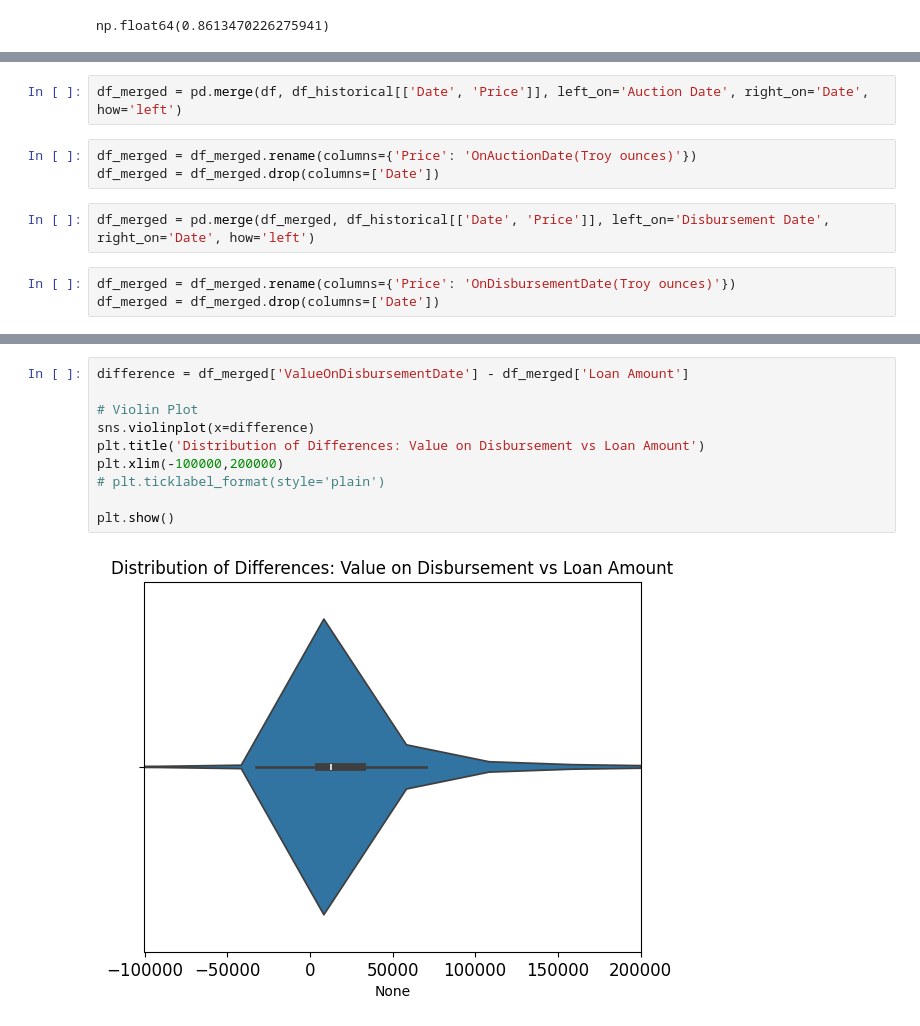
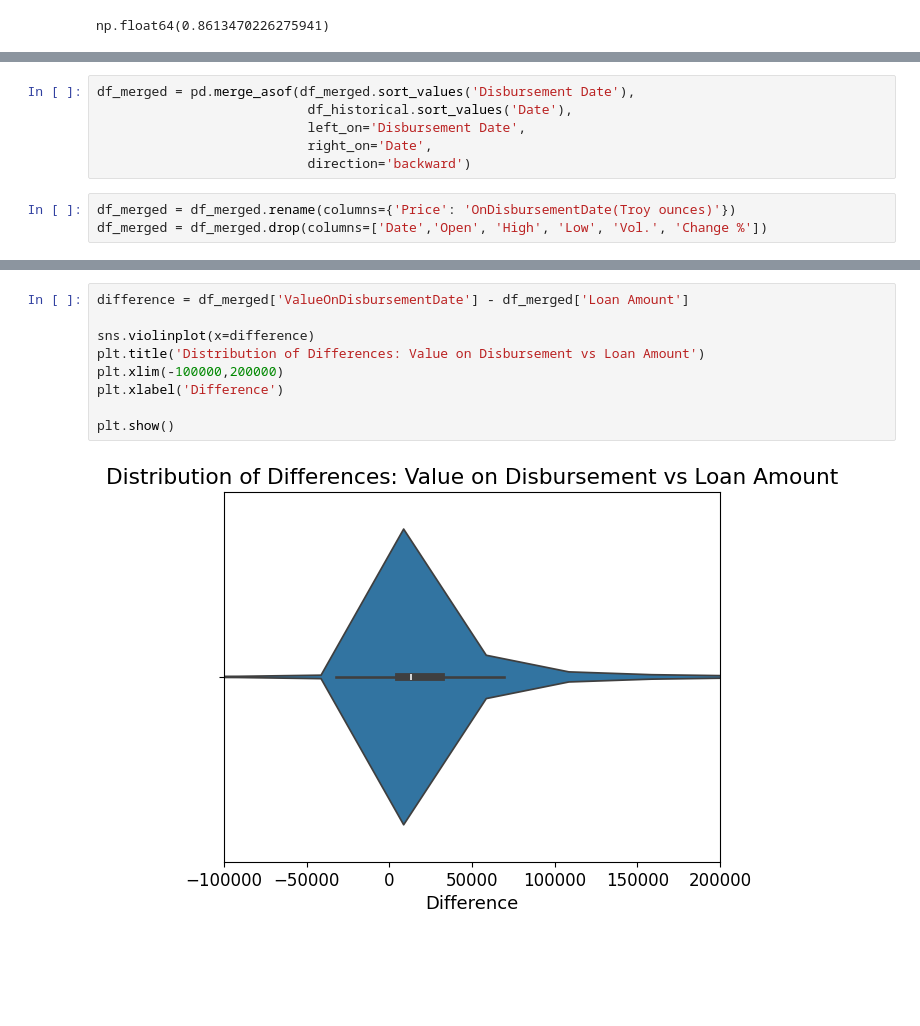
Before and after one commit to sachin27b/gold_auction, a Jupyter notebook: Notebook/eda.ipynb, the cells around one changed output, grey strips where cells are left out. Saved outputs shown, nothing was run; the diff lists cells and outputs as text; blank space fills up the shorter version.

```diff
--- a/Notebook/eda.ipynb
+++ b/Notebook/eda.ipynb
@@ -138,10 +194,9 @@ df_historical['Date'] = pd.to_datetime(df_historical['Date'],format='%d-%m-%Y')
 # %%
-df_merged = pd.merge(df, df_historical[['Date', 'Price']], left_on='Auction Date', right_on='Date', how='left')
+df_merged = pd.merge_asof(df_merged.sort_values('Disbursement Date'),
+                           df_historical.sort_values('Date'),
+                           left_on='Disbursement Date',
+                           right_on='Date',
+                           direction='backward')
 # %%
-df_merged = df_merged.rename(columns={'Price': 'OnAuctionDate(Troy ounces)'})
-df_merged = df_merged.drop(columns=['Date'])
+df_merged = df_merged.rename(columns={'Price': 'OnDisbursementDate(Troy ounces)'})
+df_merged = df_merged.drop(columns=['Date','Open', 'High', 'Low', 'Vol.', 'Change %'])
-# %%
-df_merged = pd.merge(df_merged, df_historical[['Date', 'Price']], left_on='Disbursement Date', right_on='Date', how='left')
-# %%
-df_merged = df_merged.rename(columns={'Price': 'OnDisbursementDate(Troy ounces)'})
-df_merged = df_merged.drop(columns=['Date'])
@@ -250,15 +252,14 @@ plt.show()
 # %%
 difference = df_merged['ValueOnDisbursementDate'] - df_merged['Loan Amount']
 
-# Violin Plot
 sns.violinplot(x=difference)
 plt.title('Distribution of Differences: Value on Disbursement vs Loan Amount')
 plt.xlim(-100000,200000)
-# plt.ticklabel_format(style='plain')
+plt.xlabel('Difference')
 
 plt.show()
 # %% [output]
-[figure, old version]
+[figure, new version]
 # %%
 difference = df_merged['ValueOnAuctionDate'] - df_merged['Loan Amount']
 
```
Also changed, not shown: parts of 45 cells of this notebook, 4 other files.
